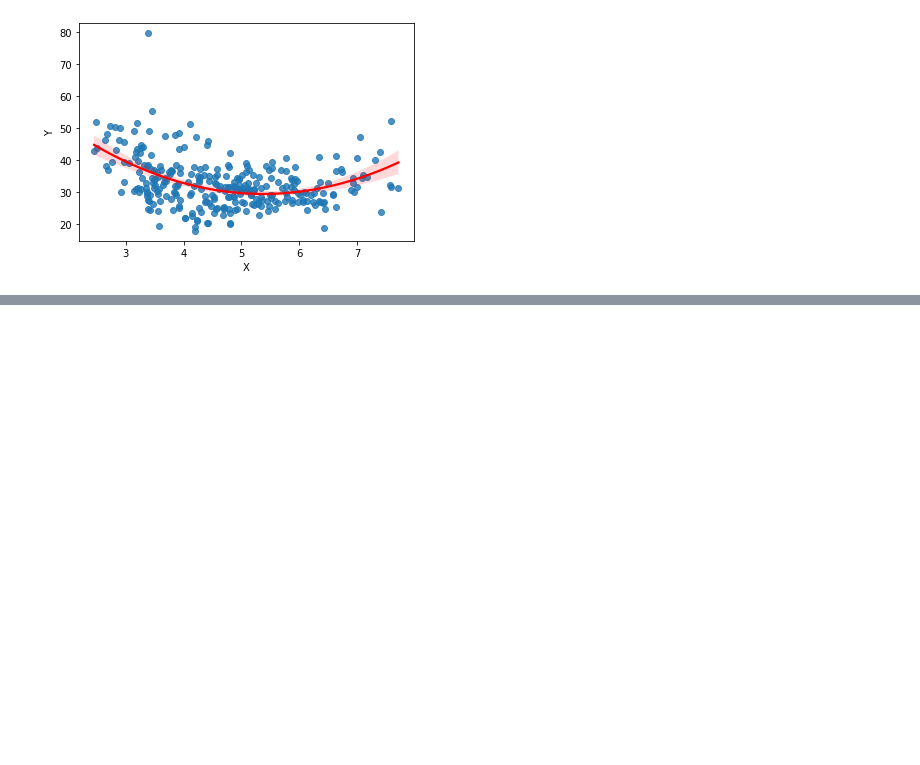
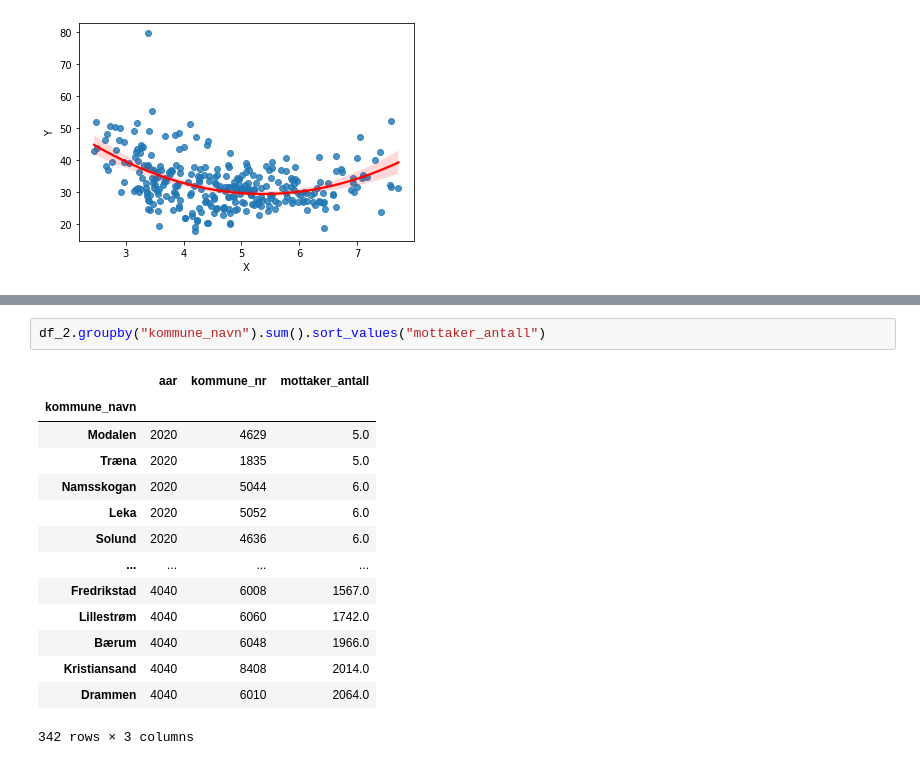
Before and after one commit to MrAldrin/div_prosjekter, a Jupyter notebook: nav_interview/inspection.ipynb, the cells around one changed output, grey strips where cells are left out. Drawn from its saved outputs; the diff is of its cells as text; blank space fills up the shorter version.

```diff
--- a/nav_interview/inspection.ipynb
+++ b/nav_interview/inspection.ipynb
@@ -306,0 +341,17 @@ sns.regplot(x="X", y="Y", data = regplot_data, order=2, line_kws=dict(color="r")
+# %%
+df_2.groupby("kommune_navn").sum().sort_values("mottaker_antall")
+# %% [output]
+|  | aar | kommune_nr | mottaker_antall |
+| kommune_navn |  |  |  |
+| Modalen | 2020 | 4629 | 5.0 |
+| Træna | 2020 | 1835 | 5.0 |
+| Namsskogan | 2020 | 5044 | 6.0 |
+| Leka | 2020 | 5052 | 6.0 |
+| Solund | 2020 | 4636 | 6.0 |
+| ... | ... | ... | ... |
+| Fredrikstad | 4040 | 6008 | 1567.0 |
+| Lillestrøm | 4040 | 6060 | 1742.0 |
+| Bærum | 4040 | 6048 | 1966.0 |
+| Kristiansand | 4040 | 8408 | 2014.0 |
+| Drammen | 4040 | 6010 | 2064.0 |
+342 rows × 3 columns
```
Also changed, not shown: parts of 3 cells of this notebook.
